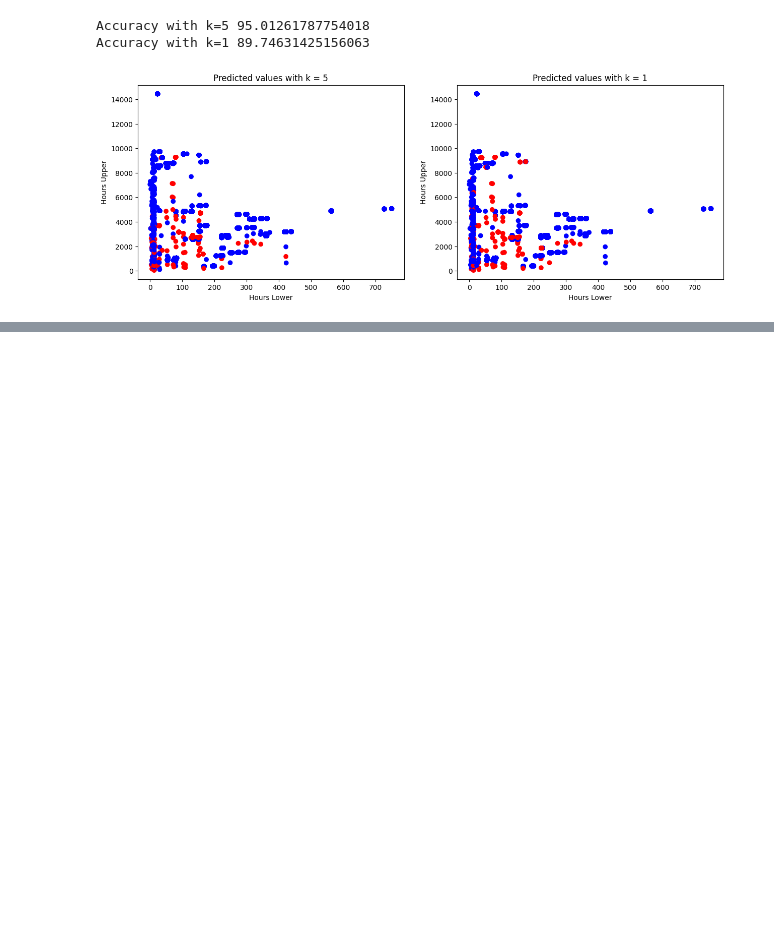
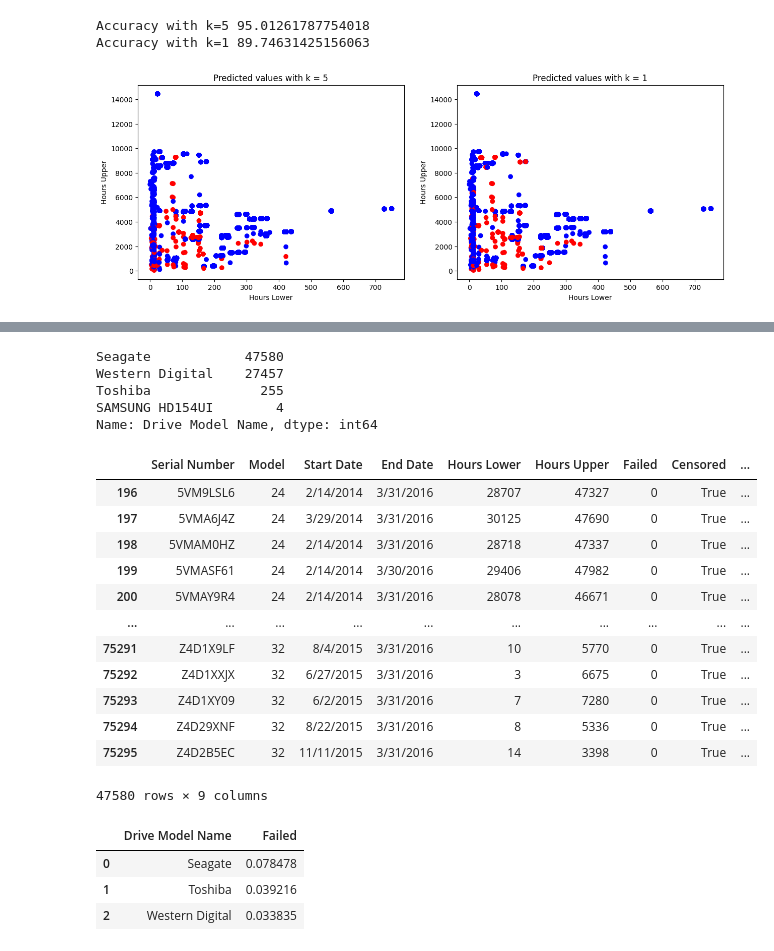
Before and after one commit to football3o/cs105_final, a Jupyter notebook: Final_Project.ipynb, the cells around one changed output, grey strips where cells are left out. Saved outputs shown, nothing was run; the diff lists cells and outputs as text; code cells hidden in the pictures; blank space fills up the shorter version.

```diff
--- a/Final_Project.ipynb
+++ b/Final_Project.ipynb
@@ -772,0 +796,34 @@ plt.show()
+# %%
+bblaze_data_1["Drive Model Name"].value_counts()
+# %% [output]
+Seagate            47580
+Western Digital    27457
+Toshiba              255
+SAMSUNG HD154UI        4
+Name: Drive Model Name, dtype: int64
+# %%
+bblaze_data_1[bblaze_data_1["Drive Model Name"] == 'Seagate']
+# %% [output]
+|  | Serial Number | Model | Start Date | End Date | Hours Lower | Hours Upper | Failed | Censored | ... |
+| 196 | 5VM9LSL6 | 24 | 2/14/2014 | 3/31/2016 | 28707 | 47327 | 0 | True | ... |
+| 197 | 5VMA6J4Z | 24 | 3/29/2014 | 3/31/2016 | 30125 | 47690 | 0 | True | ... |
+| 198 | 5VMAM0HZ | 24 | 2/14/2014 | 3/31/2016 | 28718 | 47337 | 0 | True | ... |
+| 199 | 5VMASF61 | 24 | 2/14/2014 | 3/30/2016 | 29406 | 47982 | 0 | True | ... |
+| 200 | 5VMAY9R4 | 24 | 2/14/2014 | 3/31/2016 | 28078 | 46671 | 0 | True | ... |
+| ... | ... | ... | ... | ... | ... | ... | ... | ... | ... |
+| 75291 | Z4D1X9LF | 32 | 8/4/2015 | 3/31/2016 | 10 | 5770 | 0 | True | ... |
+| 75292 | Z4D1XXJX | 32 | 6/27/2015 | 3/31/2016 | 3 | 6675 | 0 | True | ... |
+| 75293 | Z4D1XY09 | 32 | 6/2/2015 | 3/31/2016 | 7 | 7280 | 0 | True | ... |
+| 75294 | Z4D29XNF | 32 | 8/22/2015 | 3/31/2016 | 8 | 5336 | 0 | True | ... |
+| 75295 | Z4D2B5EC | 32 | 11/11/2015 | 3/31/2016 | 14 | 3398 | 0 | True | ... |
+47580 rows × 9 columns
+# %%
+top5 = bblaze_data_1.groupby("Drive Model Name").filter(lambda x : len(x)>100)
+top5avgs = pd.pivot_table(data=top5, values=["Failed"], index='Drive Model Name', aggfunc=np.mean)
+top5avgs = pd.DataFrame(top5avgs.to_records())
+top5avgs
+# %% [output]
+|  | Drive Model Name | Failed |
+| 0 | Seagate | 0.078478 |
+| 1 | Toshiba | 0.039216 |
+| 2 | Western Digital | 0.033835 |
```
Also changed, not shown: parts of 9 cells of this notebook.
